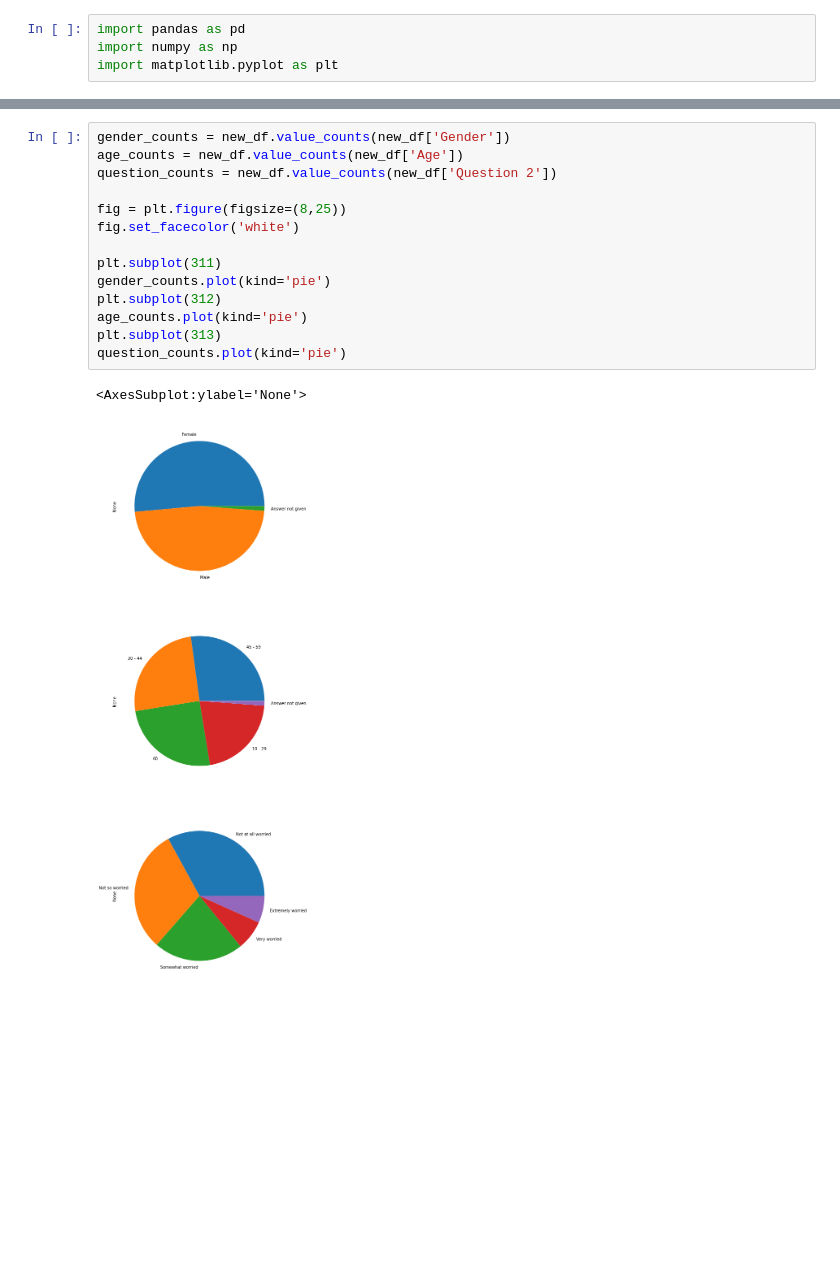
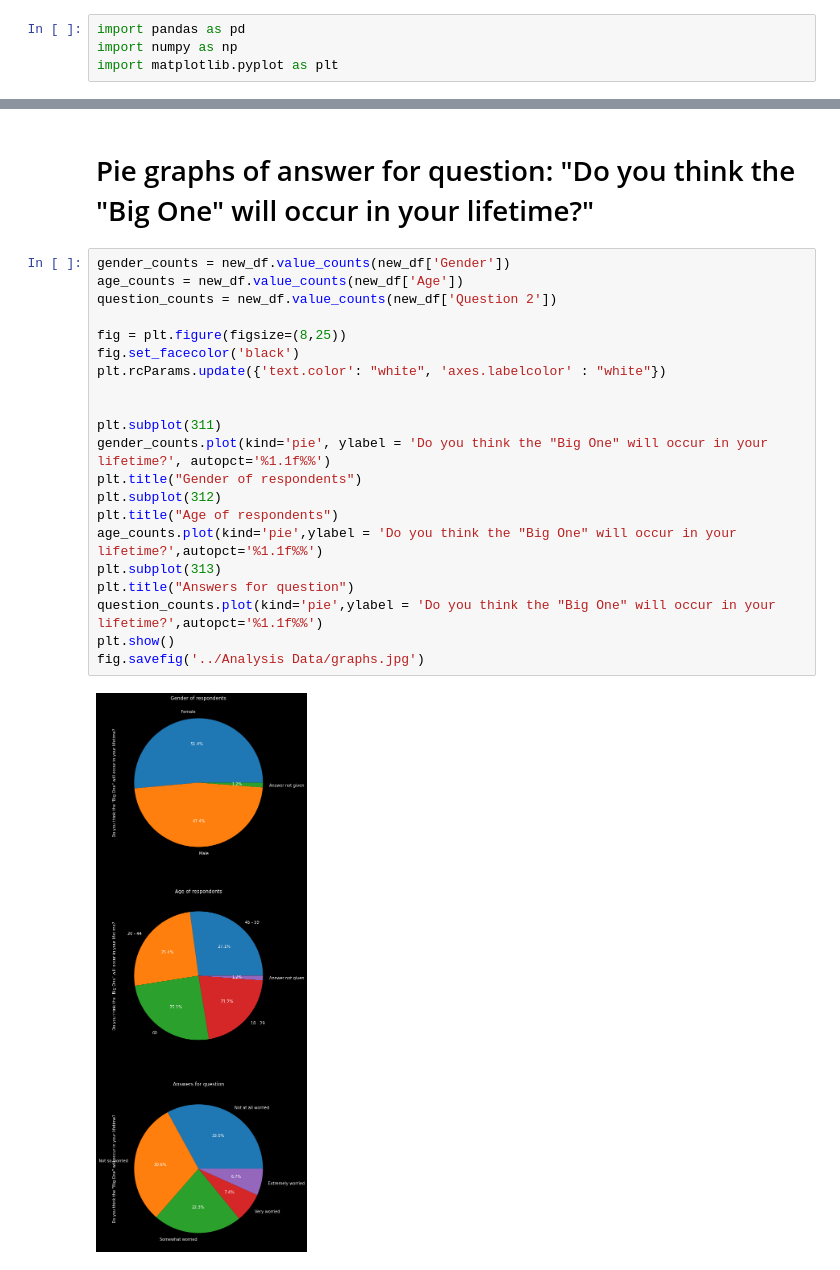
Before and after one commit to kmozdzierz/ABiD_AiR_2021, a Jupyter notebook: Lab2/TIER Protocol Documentation/Command Files/Lab2.ipynb, the cells around one changed output, grey strips where cells are left out. Drawn from its saved outputs; the diff is of its cells as text; blank space fills up the shorter version.

```diff
--- a/Lab2/TIER Protocol Documentation/Command Files/Lab2.ipynb
+++ b/Lab2/TIER Protocol Documentation/Command Files/Lab2.ipynb
@@ -51,17 +65,25 @@ new_df
+# %% [markdown]
+# Pie graphs of answer for question: "Do you think the "Big One" will occur in your lifetime?"
 # %%
 gender_counts = new_df.value_counts(new_df['Gender'])
 age_counts = new_df.value_counts(new_df['Age'])
 question_counts = new_df.value_counts(new_df['Question 2'])
 
 fig = plt.figure(figsize=(8,25))
-fig.set_facecolor('white')
+fig.set_facecolor('black')
+plt.rcParams.update({'text.color': "white", 'axes.labelcolor' : "white"})
+
 
 plt.subplot(311)
-gender_counts.plot(kind='pie')
+gender_counts.plot(kind='pie', ylabel = 'Do you think the "Big One" will occur in your lifetime?', autopct='%1.1f%%')
+plt.title("Gender of respondents")
 plt.subplot(312)
-age_counts.plot(kind='pie')
+plt.title("Age of respondents")
+age_counts.plot(kind='pie',ylabel = 'Do you think the "Big One" will occur in your lifetime?',autopct='%1.1f%%')
 plt.subplot(313)
-question_counts.plot(kind='pie')
+plt.title("Answers for question")
+question_counts.plot(kind='pie',ylabel = 'Do you think the "Big One" will occur in your lifetime?',autopct='%1.1f%%')
+plt.show()
+fig.savefig('../Analysis Data/graphs.jpg')
 # %% [output]
-<AxesSubplot:ylabel='None'>
-[figure, old version]
+[figure, new version]
```
Also changed, not shown: parts of 6 cells of this notebook, 8 other files.
